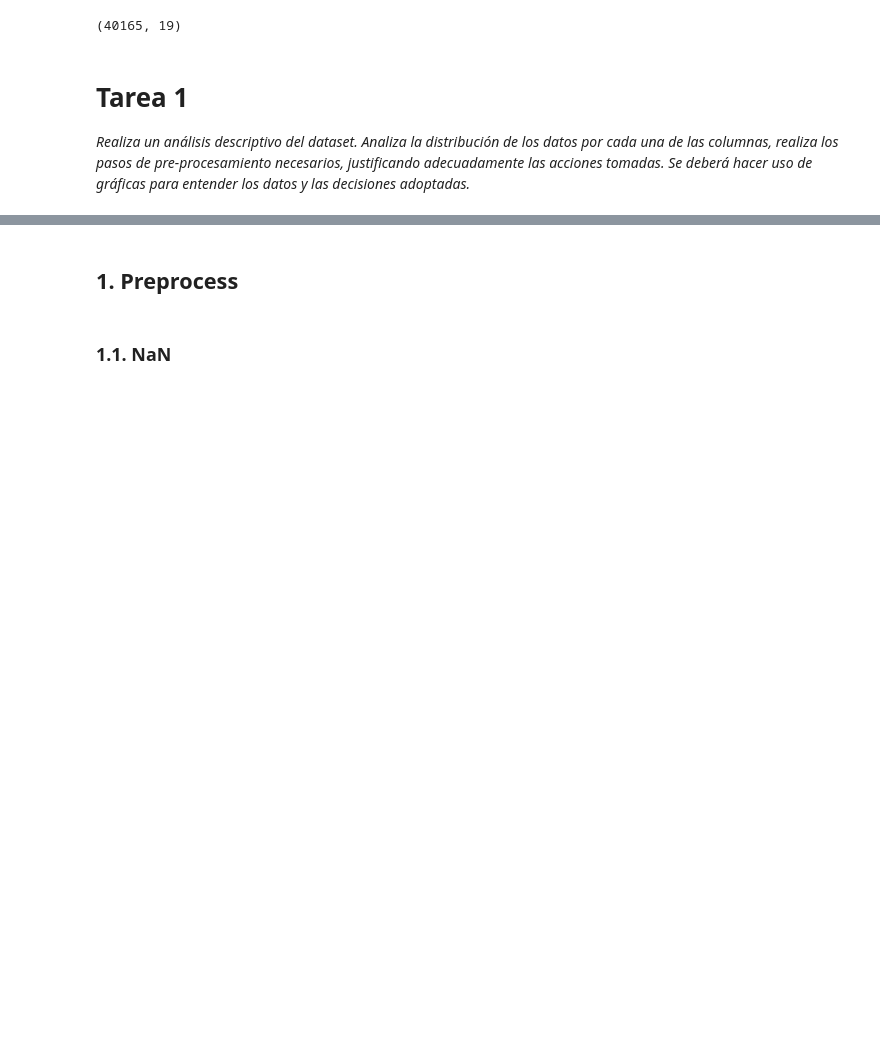
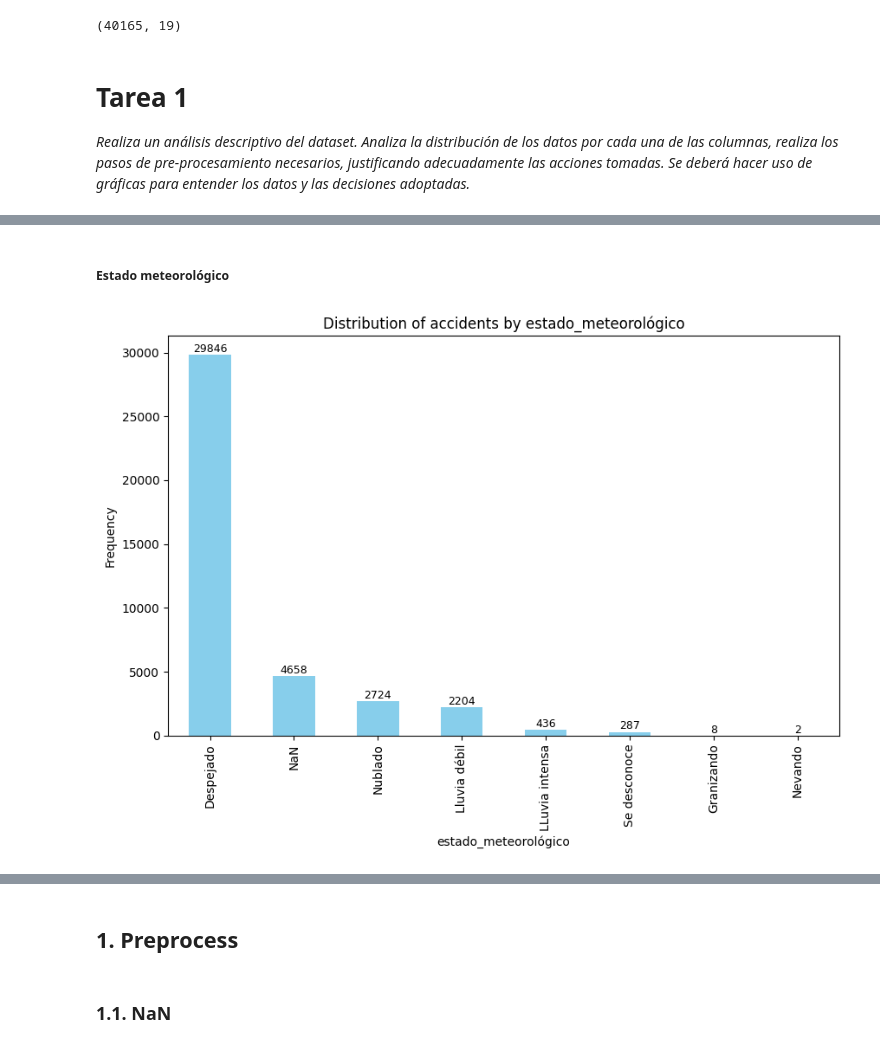
Before and after one commit to kliniik/Practica_AAI_2, a Jupyter notebook: 1_jerarquico.ipynb, the cells around one changed output, grey strips where cells are left out. Saved outputs shown, nothing was run; the diff lists cells and outputs as text; code cells hidden in the pictures; blank space fills up the shorter version.

```diff
--- a/1_jerarquico.ipynb
+++ b/1_jerarquico.ipynb
@@ -28,0 +77,35 @@ entender los datos y las decisiones adoptadas.*
+# %%
+import pandas as pd
+import matplotlib.pyplot as plt
+
+def categorical_plot(column, rotation = 0):
+    # Include NaN as an additional category
+    count = df[column].value_counts(dropna=False)
+    count.index = count.index.fillna('NaN')
+    # Plot
+    ax = count.plot(kind='bar', figsize=(10, 6), color='skyblue')
+    plt.title(f'Distribution of accidents by {column}')
+    plt.xlabel(column)
+    plt.ylabel('Frequency')
+
+    # Añadir el sumatorio encima de cada barra
+    for i, value in enumerate(count):
+        plt.text(i, value + 10, str(value), ha='center', va='bottom', fontsize=9, rotation=rotation)
+
+    plt.show()
+
+def pie_categorical(column):
+    # Include NaN as an additional category
+    count = df[column].value_counts(dropna=False)
+    count.index = count.index.fillna('NaN')
+    # Plot
+    count.plot(kind='pie', autopct='%1.1f%%', figsize=(8, 8))
+    plt.title(f'Percentage distribution by {column}')
+    plt.ylabel('')
+    plt.show()
+# %% [markdown]
+##### Estado meteorológico
+# %%
+categorical_plot('estado_meteorológico')
+# %% [output]
+[figure, added]
```
Also changed, not shown: parts of 78 cells of this notebook.
